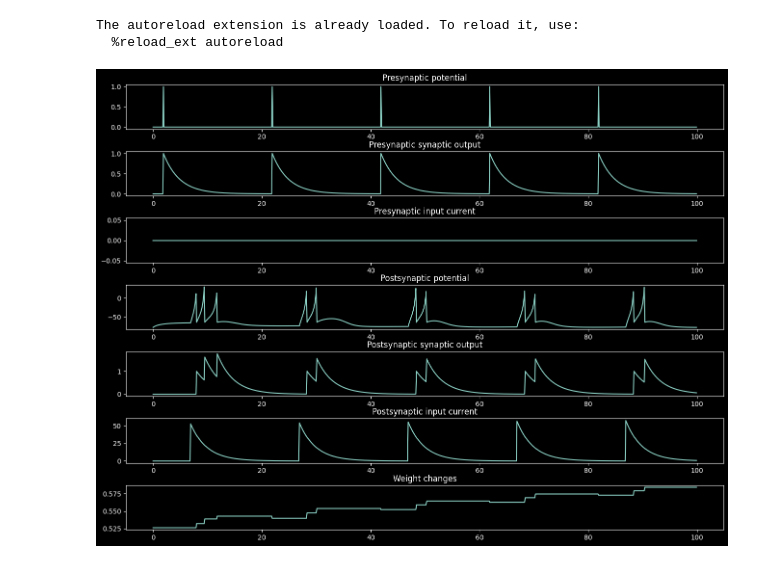
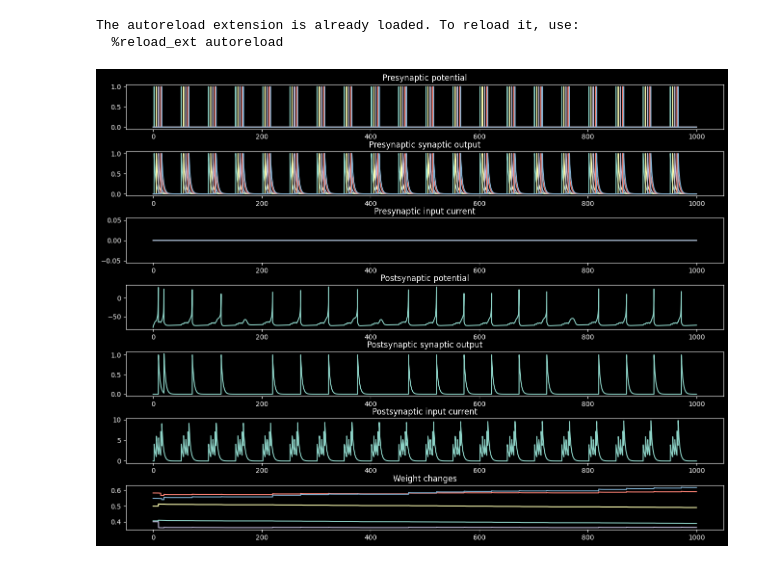
Before and after one commit to iamkg0/rustyspikes, a Jupyter notebook: Prototype/test.ipynb, the cells around one changed output. Cells and saved outputs as stored; diff of their text form; code cells hidden in the pictures.

```diff
--- a/Prototype/test.ipynb
+++ b/Prototype/test.ipynb
@@ -14,7 +14,3 @@ plt.style.use(['dark_background'])
 # %% [output]
 The autoreload extension is already loaded. To reload it, use:
   %reload_ext autoreload
-# %%
-test_prot_v0(delayed_single, time=100)
-# %% [output]
-[figure, removed]
@@ -29 +17,5 @@ labels = nx.get_edge_attributes(snn.graph, 'weight')
+# %%
+snn = test_prot_v0(net_v0, time=1000)
+# %% [output]
+[figure, added]
 # %%
```
Also changed, not shown: parts of 2 cells of this notebook, 2 other files.
